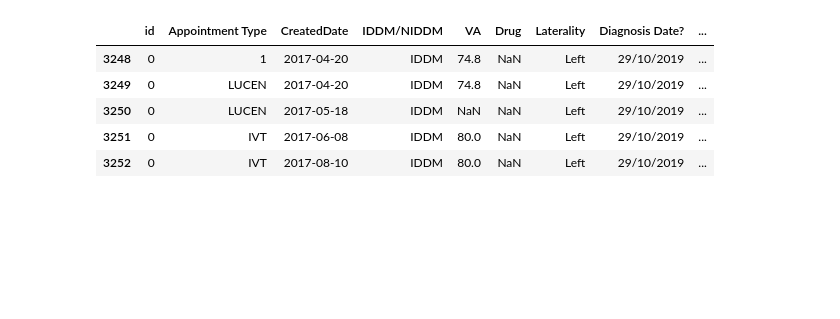
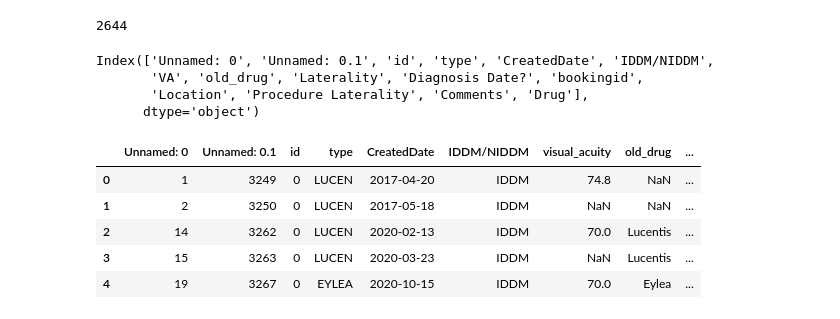
Before and after one commit to charlieoneill23/charliemacuject, a Jupyter notebook: pharma_reports/data/DME/PreProcessing.ipynb, the cells around one changed output. Drawn from its saved outputs; the diff is of its cells as text; code cells hidden in the pictures; blank space fills up the shorter version.

```diff
--- a/pharma_reports/data/DME/PreProcessing.ipynb
+++ b/pharma_reports/data/DME/PreProcessing.ipynb
@@ -53,10 +43,21 @@ ndf.to_csv('/home/jupyter/charliemacuject/pharma_reports/data/DME/ericmayer.csv'
-# %%
-ndf = time_sort(new_df)
-ndf.head()
-# %% [output]
-|  | id | Appointment Type | CreatedDate | IDDM/NIDDM | VA | Drug | Laterality | Diagnosis Date? | ... |
-| 3248 | 0 | 1 | 2017-04-20 | IDDM | 74.8 | NaN | Left | 29/10/2019 | ... |
-| 3249 | 0 | LUCEN | 2017-04-20 | IDDM | 74.8 | NaN | Left | 29/10/2019 | ... |
-| 3250 | 0 | LUCEN | 2017-05-18 | IDDM | NaN | NaN | Left | 29/10/2019 | ... |
-| 3251 | 0 | IVT | 2017-06-08 | IDDM | 80.0 | NaN | Left | 29/10/2019 | ... |
-| 3252 | 0 | IVT | 2017-08-10 | IDDM | 80.0 | NaN | Left | 29/10/2019 | ... |
+# %%
+# create a list of our conditions
+conditions = [
+    (df['type'] == 'LUCEN'),
+    (df['type'] == 'EYLEA'),
+    (df['type'] == 'AVAST'),
+    (df['type'] == 'IVT') | (df['type'] == 'IVTR'),
+    (df['type'] == 'TRI'),
+    ]
+
+# create a list of the values we want to assign for each condition
+values = ['Lucentis', 'Eylea', 'Avastin', 'IVTA', 'Triesence']
+
+# create a new column and use np.select to assign values to it using our lists as arguments
+df['Drug'] = np.select(conditions, values)
+
+# display updated DataFrame
+df = df[df.Drug != '0']
+len(df)
+# %% [output]
+2644
@@ -62,0 +66,17 @@ ndf.head()
+# %%
+df.columns
+# %% [output]
+Index(['Unnamed: 0', 'Unnamed: 0.1', 'id', 'type', 'CreatedDate', 'IDDM/NIDDM',
+       'VA', 'old_drug', 'Laterality', 'Diagnosis Date?', 'bookingid',
+       'Location', 'Procedure Laterality', 'Comments', 'Drug'],
+      dtype='object')
+# %%
+df.rename(columns={'VA': 'visual_acuity'}, inplace=True)
+df.head()
+# %% [output]
+|  | Unnamed: 0 | Unnamed: 0.1 | id | type | CreatedDate | IDDM/NIDDM | visual_acuity | old_drug | ... |
+| 0 | 1 | 3249 | 0 | LUCEN | 2017-04-20 | IDDM | 74.8 | NaN | ... |
+| 1 | 2 | 3250 | 0 | LUCEN | 2017-05-18 | IDDM | NaN | NaN | ... |
+| 2 | 14 | 3262 | 0 | LUCEN | 2020-02-13 | IDDM | 70.0 | Lucentis | ... |
+| 3 | 15 | 3263 | 0 | LUCEN | 2020-03-23 | IDDM | NaN | Lucentis | ... |
+| 4 | 19 | 3267 | 0 | EYLEA | 2020-10-15 | IDDM | 70.0 | Eylea | ... |
```
Also changed, not shown: parts of 5 cells of this notebook, 7 other files.
